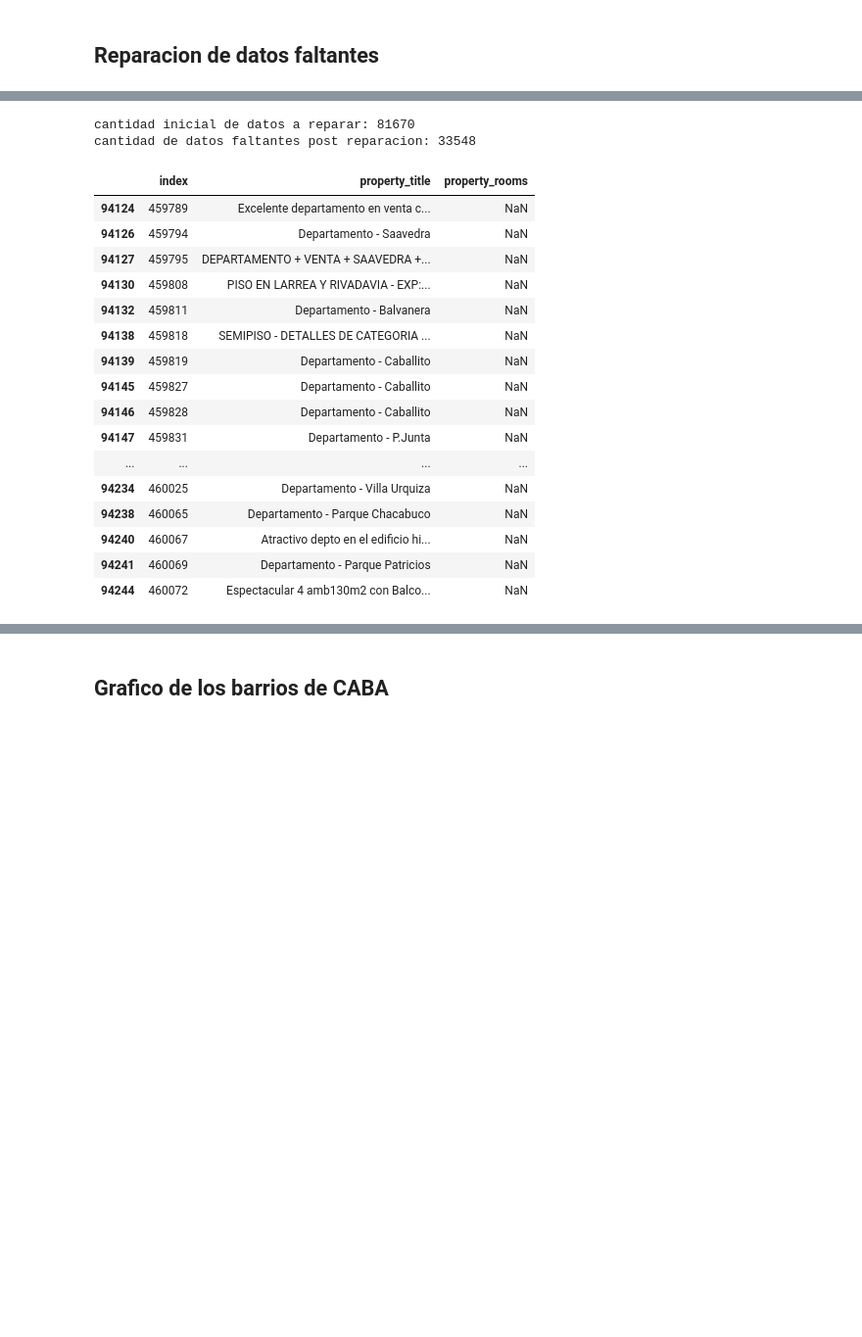
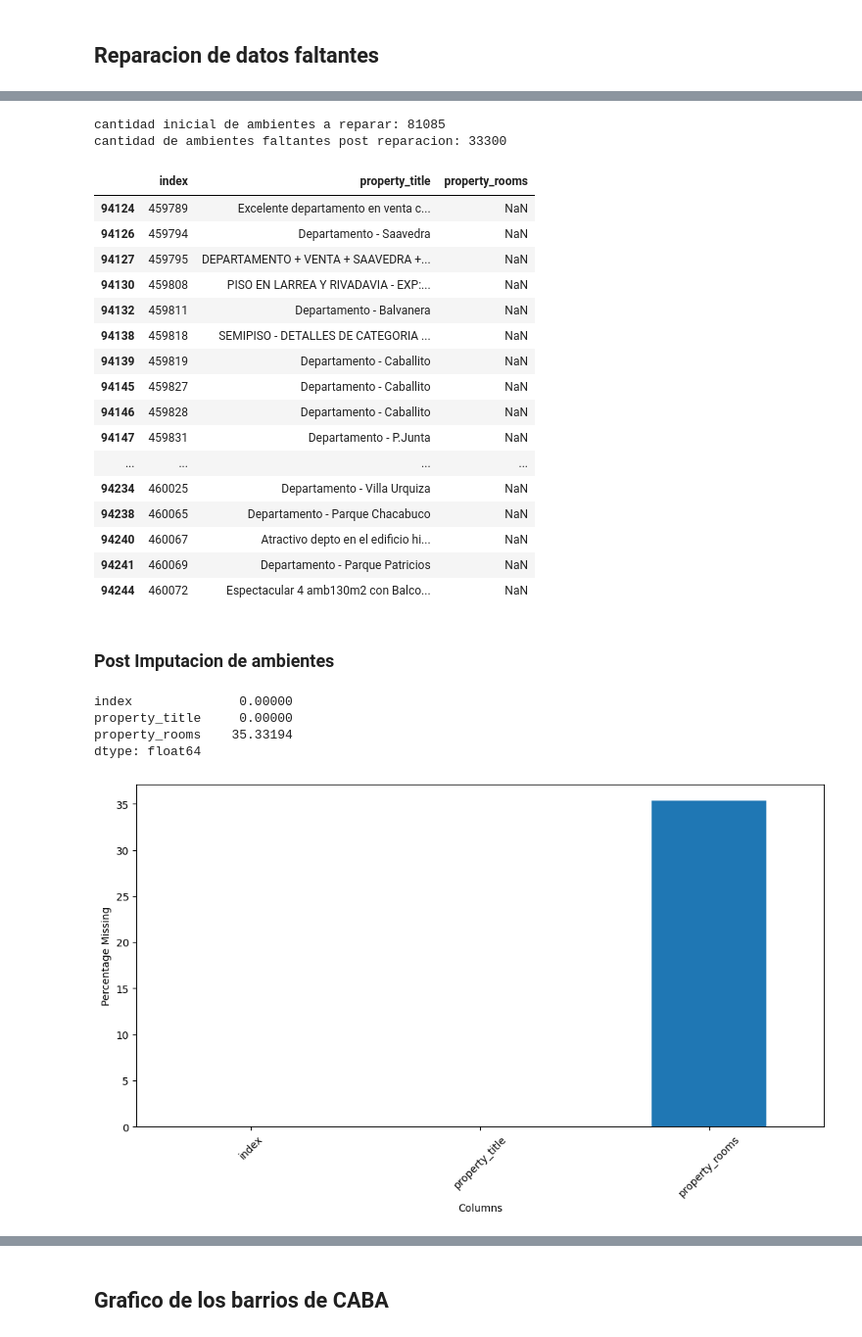
Before and after one commit to Naza26/7506R-2C2022-GRUPO01, a Jupyter notebook: 7506R_TP1_GRUPO1_ENTREGA.ipynb, the cells around one changed output, grey strips where cells are left out. Shown at 98% size. Drawn from its saved outputs; the diff is of its cells as text; code cells hidden in the pictures; blank space fills up the shorter version.

```diff
--- a/7506R_TP1_GRUPO1_ENTREGA.ipynb
+++ b/7506R_TP1_GRUPO1_ENTREGA.ipynb
@@ -850,19 +859,21 @@ Para los que tienen el dato del barrio podríamos tomar como latitud/longitud
 #Me falta arreglar la segunda regex para que tome titulos asi: Espectacular 4 amb130m2 con Balcon Terraza!!!
 
 datos_a_reparar = ds_filtrado[['property_title', 'property_rooms']].reset_index()
+ambientes_faltantes = datos_a_reparar[datos_a_reparar['property_rooms'].isna()]
 
-print(f"cantidad inicial de datos a reparar: {len(datos_a_reparar[datos_a_reparar['property_rooms'].isna()])}")
+print(f"cantidad inicial de ambientes a reparar: {len(ambientes_faltantes)}")
 
-ambientes_faltantes = datos_a_reparar[datos_a_reparar['property_rooms'].isna()]
-ambientes_faltantes
 regex = re.compile(r"(\d+ \bambientes?\b)")
 regex2 = re.compile(r"(\d+\ \b\bamb\b *)")
+#regex3 = re.compile(r"(\d+/|amb\.*)")
 a = {}
 for titulo in ambientes_faltantes.property_title:
     if (len(re.findall(regex, titulo.lower())) > 0):
         a[titulo] = re.findall(regex, titulo.lower())
     if (len(re.findall(regex2, titulo.lower())) > 0):
         a[titulo] = re.findall(regex2, titulo.lower())
+    #if (len(re.findall(regex3, titulo.lower())) > 0):
+    #    a[titulo] = re.findall(regex3, titulo.lower())
 
 cantidad_filas = len(datos_a_reparar)
 indice = 0
@@ -878,12 +889,12 @@ for titulo in datos_a_reparar.property_title:
     indice += 1
 
 ds_filtrado.property_rooms = datos_a_reparar.property_rooms
-print(f"cantidad de datos faltantes post reparacion: {len(datos_a_reparar[datos_a_reparar['property_rooms'].isna()])}")
+print(f"cantidad de ambientes faltantes post reparacion: {len(datos_a_reparar[datos_a_reparar['property_rooms'].isna()])}")
 
 datos_a_reparar[datos_a_reparar['property_rooms'].isna()].tail(50)
 # %% [output]
-cantidad inicial de datos a reparar: 81670
-cantidad de datos faltantes post reparacion: 33548
+cantidad inicial de ambientes a reparar: 81085
+cantidad de ambientes faltantes post reparacion: 33300
 |  | index | property_title | property_rooms |
 | 94124 | 459789 | Excelente departamento en venta c... | NaN |
 | 94126 | 459794 | Departamento - Saavedra | NaN |
@@ -901,3 +912,13 @@ cantidad de datos faltantes post reparacion: 33548
 | 94240 | 460067 | Atractivo depto en el edificio hi... | NaN |
 | 94241 | 460069 | Departamento - Parque Patricios | NaN |
 | 94244 | 460072 | Espectacular 4 amb130m2 con Balco... | NaN |
+# %% [markdown]
+### Post Imputacion de ambientes
+# %%
+plot_missing_by_column(datos_a_reparar)
+# %% [output]
+index              0.00000
+property_title     0.00000
+property_rooms    35.33194
+dtype: float64
+[figure, added]
```
Also changed, not shown: parts of 11 cells of this notebook.
